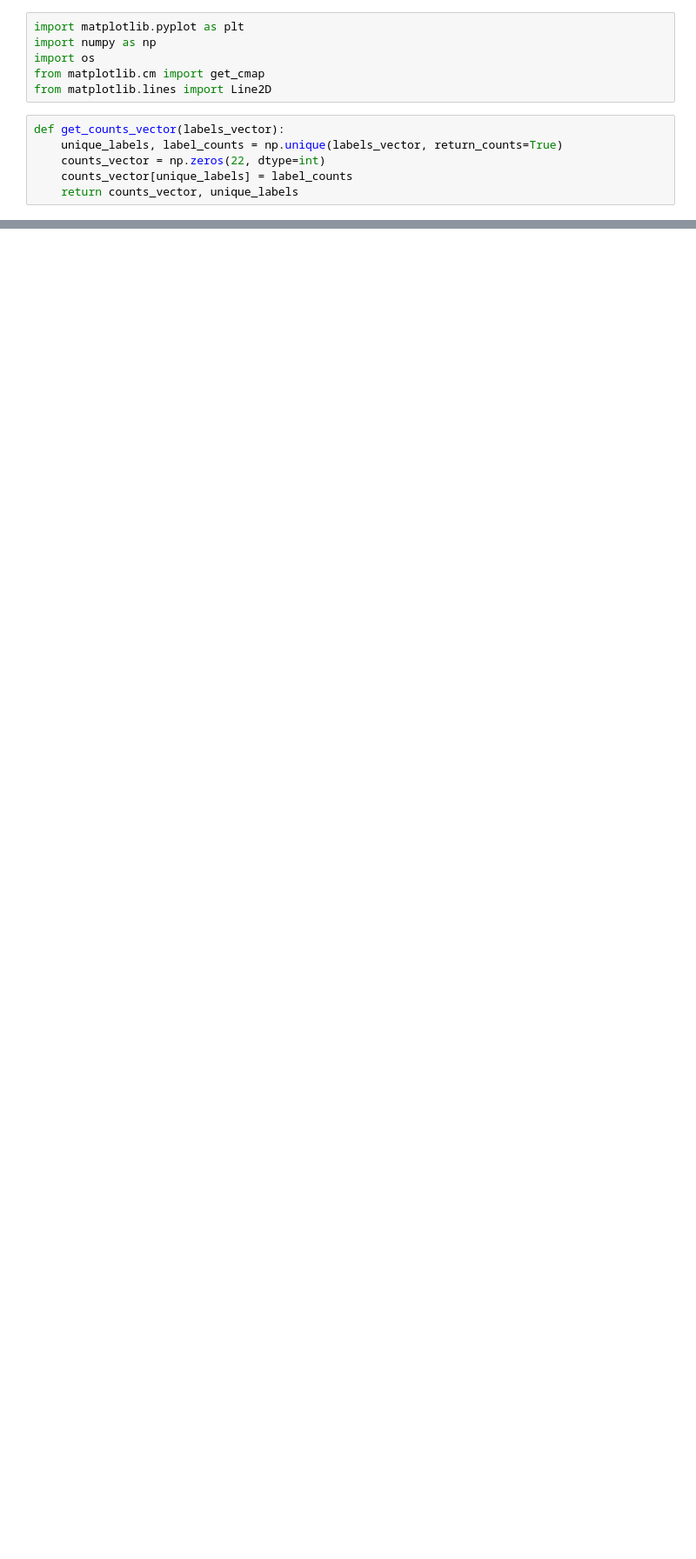
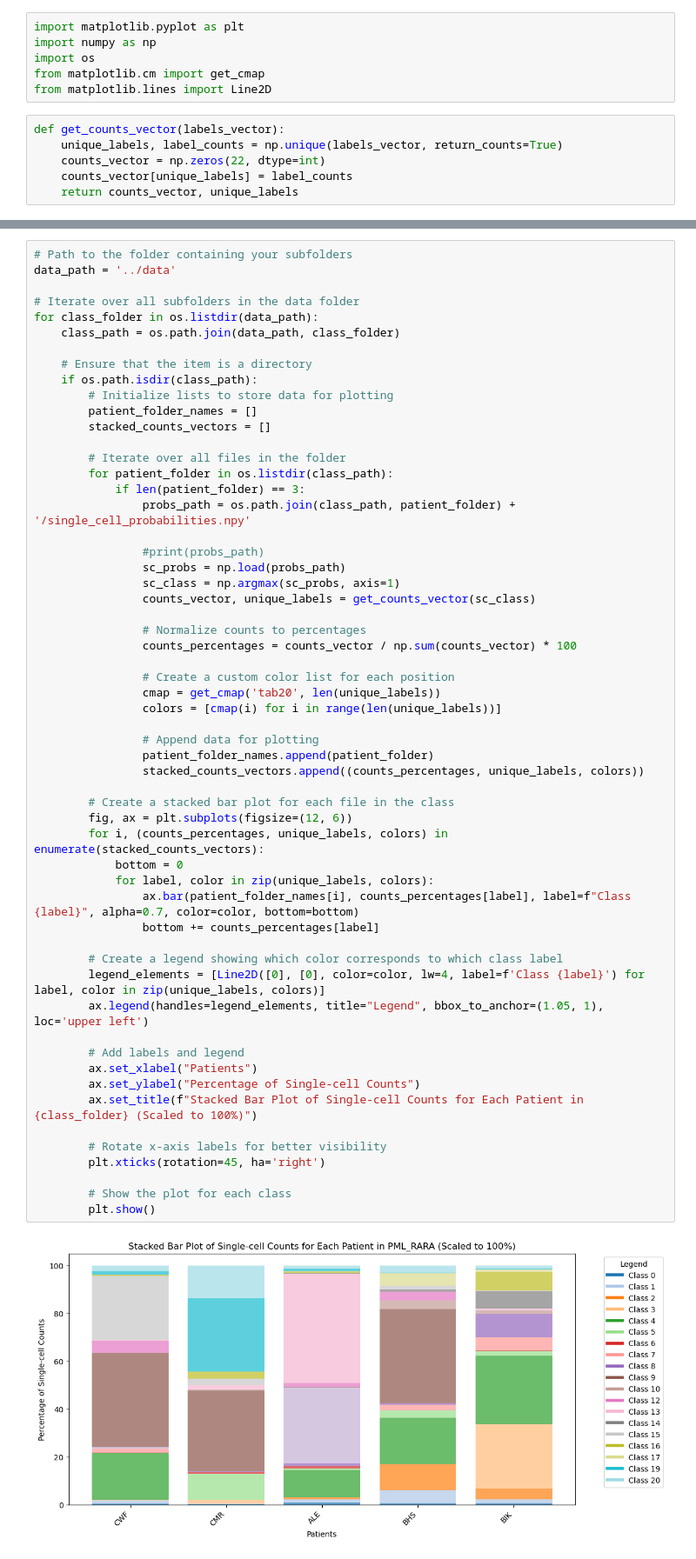
Before and after one commit to aleksandraiva/CMSCB-SCEMILA, a Jupyter notebook: SCEMILA/plot.ipynb, the cells around one changed output, grey strips where cells are left out. Shown at 87% size. Drawn from its saved outputs; the diff is of its cells as text; blank space fills up the shorter version.

```diff
--- a/SCEMILA/plot.ipynb
+++ b/SCEMILA/plot.ipynb
@@ -80,0 +123,59 @@ plt.show()
+# %%
+# Path to the folder containing your subfolders
+data_path = '../data'
+
+# Iterate over all subfolders in the data folder
+for class_folder in os.listdir(data_path):
+    class_path = os.path.join(data_path, class_folder)
+
+    # Ensure that the item is a directory
+    if os.path.isdir(class_path):
+        # Initialize lists to store data for plotting
+        patient_folder_names = []
+        stacked_counts_vectors = []
+
+        # Iterate over all files in the folder
+        for patient_folder in os.listdir(class_path):
+            if len(patient_folder) == 3:
+                probs_path = os.path.join(class_path, patient_folder) + '/single_cell_probabilities.npy'
+
+                #print(probs_path)
+                sc_probs = np.load(probs_path)
+                sc_class = np.argmax(sc_probs, axis=1)
+                counts_vector, unique_labels = get_counts_vector(sc_class)
+
+                # Normalize counts to percentages
+                counts_percentages = counts_vector / np.sum(counts_vector) * 100
+
+                # Create a custom color list for each position
+                cmap = get_cmap('tab20', len(unique_labels))
+                colors = [cmap(i) for i in range(len(unique_labels))]
+
+                # Append data for plotting
+                patient_folder_names.append(patient_folder)
+                stacked_counts_vectors.append((counts_percentages, unique_labels, colors))
+
+        # Create a stacked bar plot for each file in the class
+        fig, ax = plt.subplots(figsize=(12, 6))
+        for i, (counts_percentages, unique_labels, colors) in enumerate(stacked_counts_vectors):
+            bottom = 0
+            for label, color in zip(unique_labels, colors):
+                ax.bar(patient_folder_names[i], counts_percentages[label], label=f"Class {label}", alpha=0.7, color=color, bottom=bottom)
+                bottom += counts_percentages[label]
+
+        # Create a legend showing which color corresponds to which class label
+        legend_elements = [Line2D([0], [0], color=color, lw=4, label=f'Class {label}') for label, color in zip(unique_labels, colors)]
+        ax.legend(handles=legend_elements, title="Legend", bbox_to_anchor=(1.05, 1), loc='upper left')
+
+        # Add labels and legend
+        ax.set_xlabel("Patients")
+        ax.set_ylabel("Percentage of Single-cell Counts")
+        ax.set_title(f"Stacked Bar Plot of Single-cell Counts for Each Patient in {class_folder} (Scaled to 100%)")
+
+        # Rotate x-axis labels for better visibility
+        plt.xticks(rotation=45, ha='right')
+
+        # Show the plot for each class
+        plt.show()
+# %% [output]
+[figure, added]
```
Also changed, not shown: parts of 4 cells of this notebook.
